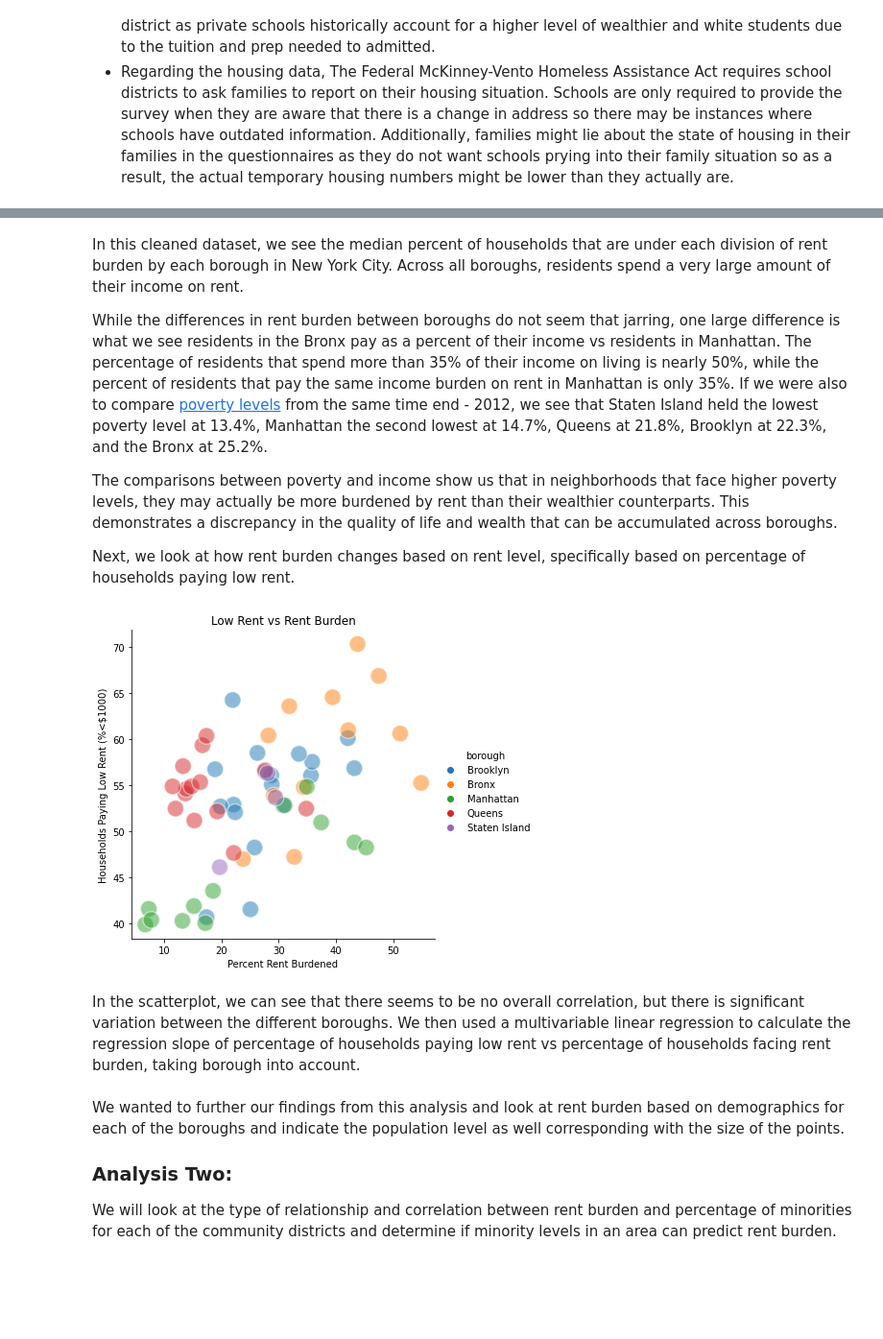
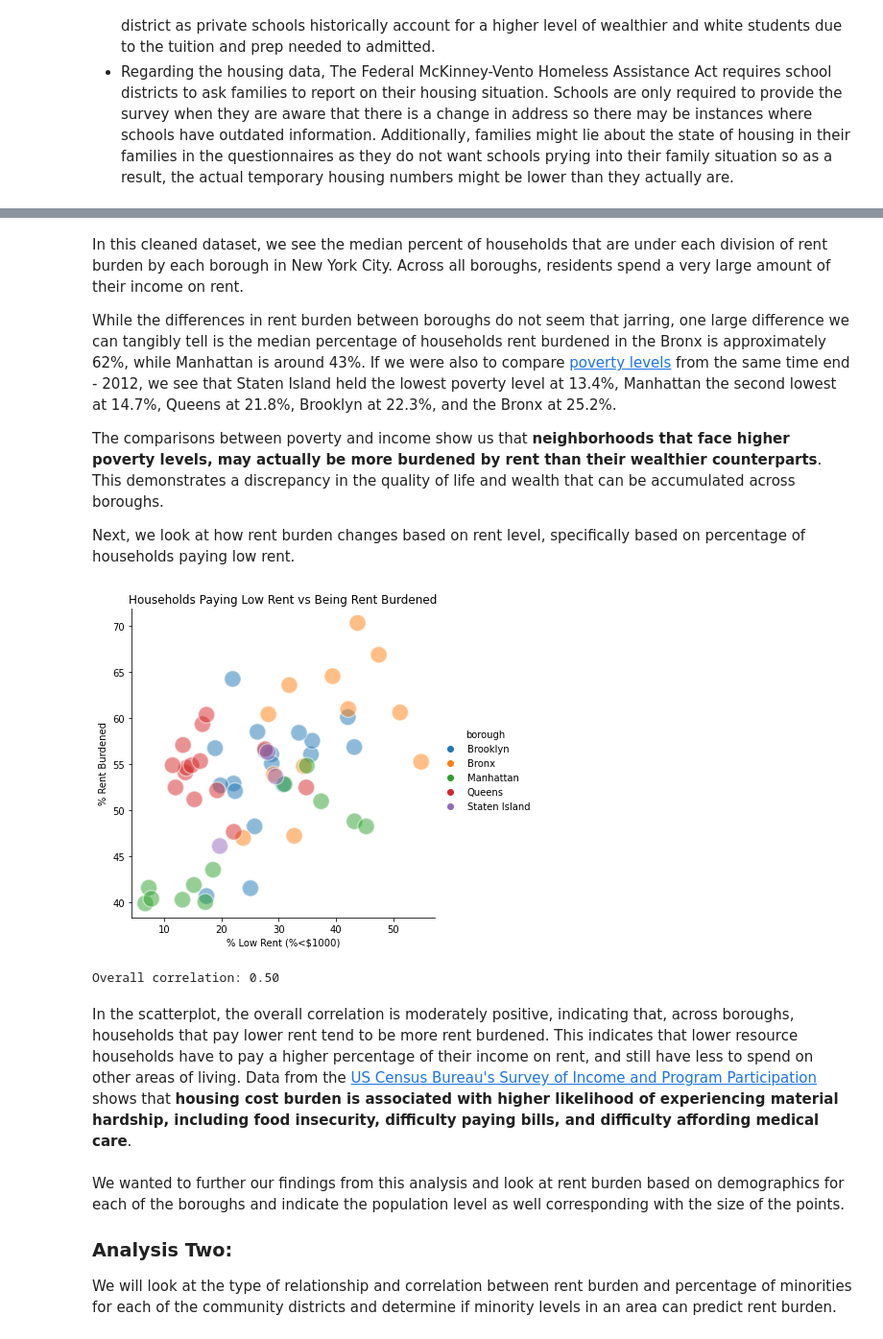
Before and after one commit to cailtyn-caj96/info-2950, a Jupyter notebook: finalproject.ipynb, the cells around one changed output, grey strips where cells are left out. Shown at 96% size. Drawn from its saved outputs; the diff is of its cells as text; code cells hidden in the pictures; blank space fills up the shorter version.

```diff
--- a/finalproject.ipynb
+++ b/finalproject.ipynb
@@ -704,23 +705,26 @@ plt.show()
 
 In this cleaned dataset, we see the median percent of households that are under each division of rent burden by each borough in New York City. Across all boroughs, residents spend a very large amount of their income on rent.
 
-While the differences in rent burden between boroughs do not seem that jarring, one large difference is what we see residents in the Bronx pay as a percent of their income vs residents in Manhattan. The percentage of residents that spend more than 35% of their income on living is nearly 50%, while the percent of residents that pay the same income burden on rent in Manhattan is only 35%. If we were also to compare [poverty levels](https://www1.nyc.gov/site/opportunity/poverty-in-nyc/data-tool.page) from the same time end - 2012, we see that Staten Island held the lowest poverty level at 13.4%, Manhattan the second lowest at 14.7%, Queens at 21.8%, Brooklyn at 22.3%, and the Bronx at 25.2%.
+While the differences in rent burden between boroughs do not seem that jarring, one large difference we can tangibly tell is the median percentage of households rent burdened in the Bronx is approximately 62%, while Manhattan is around 43%. If we were also to compare [poverty levels](https://www1.nyc.gov/site/opportunity/poverty-in-nyc/data-tool.page) from the same time end - 2012, we see that Staten Island held the lowest poverty level at 13.4%, Manhattan the second lowest at 14.7%, Queens at 21.8%, Brooklyn at 22.3%, and the Bronx at 25.2%.
 
-The comparisons between poverty and income show us that in neighborhoods that face higher poverty levels, they may actually be more burdened by rent than their wealthier counterparts. This demonstrates a discrepancy in the quality of life and wealth that can be accumulated across boroughs.
+The comparisons between poverty and income show us that **neighborhoods that face higher poverty levels, may actually be more burdened by rent than their wealthier counterparts**. This demonstrates a discrepancy in the quality of life and wealth that can be accumulated across boroughs.
 
 Next, we look at how rent burden changes based on rent level, specifically based on percentage of households paying low rent.
 # %%
 # display(burden_gross.head())
 
 sns.relplot(x='low_rent', y='rent_burdened', hue="borough", s=300, alpha=.5, data=housing_poverty);
-plt.xlabel("Percent Rent Burdened")
-plt.ylabel("Households Paying Low Rent (%<$1000)")
-plt.title('Low Rent vs Rent Burden')
+plt.xlabel("% Low Rent (%<$1000)")
+plt.ylabel("% Rent Burdened")
+plt.title('Households Paying Low Rent vs Being Rent Burdened')
 plt.show()
+
+print("Overall correlation: {:.2f}".format(housing_poverty["low_rent"].corr(housing_poverty["rent_burdened"])))
 # %% [output]
-[figure, old version]
+[figure, new version]
+Overall correlation: 0.50
-# %% [markdown]
-In the scatterplot, we can see that there seems to be no overall correlation, but there is significant variation between the different boroughs. We then used a multivariable linear regression to calculate the regression slope of percentage of households paying low rent vs percentage of households facing rent burden, taking borough into account.
+# %% [markdown]
+In the scatterplot, the overall correlation is moderately positive, indicating that, across boroughs, households that pay lower rent tend to be more rent burdened. This indicates that lower resource households have to pay a higher percentage of their income on rent, and still have less to spend on other areas of living. Data from the [US Census Bureau's Survey of Income and Program Participation](https://econofact.org/the-growing-burden-of-housing-for-low-income-renters#:~:text=Low%2Dincome%20renter%20households%20experience,burden%20is%20also%20more%20severe.) shows that **housing cost burden is associated with higher likelihood of experiencing material hardship, including food insecurity, difficulty paying bills, and difficulty affording medical care**.
 # %% [markdown]
 We wanted to further our findings from this analysis and look at rent burden based on demographics for each of the boroughs and indicate the population level as well corresponding with the size of the points.
 
```
Also changed, not shown: parts of 15 cells of this notebook.
